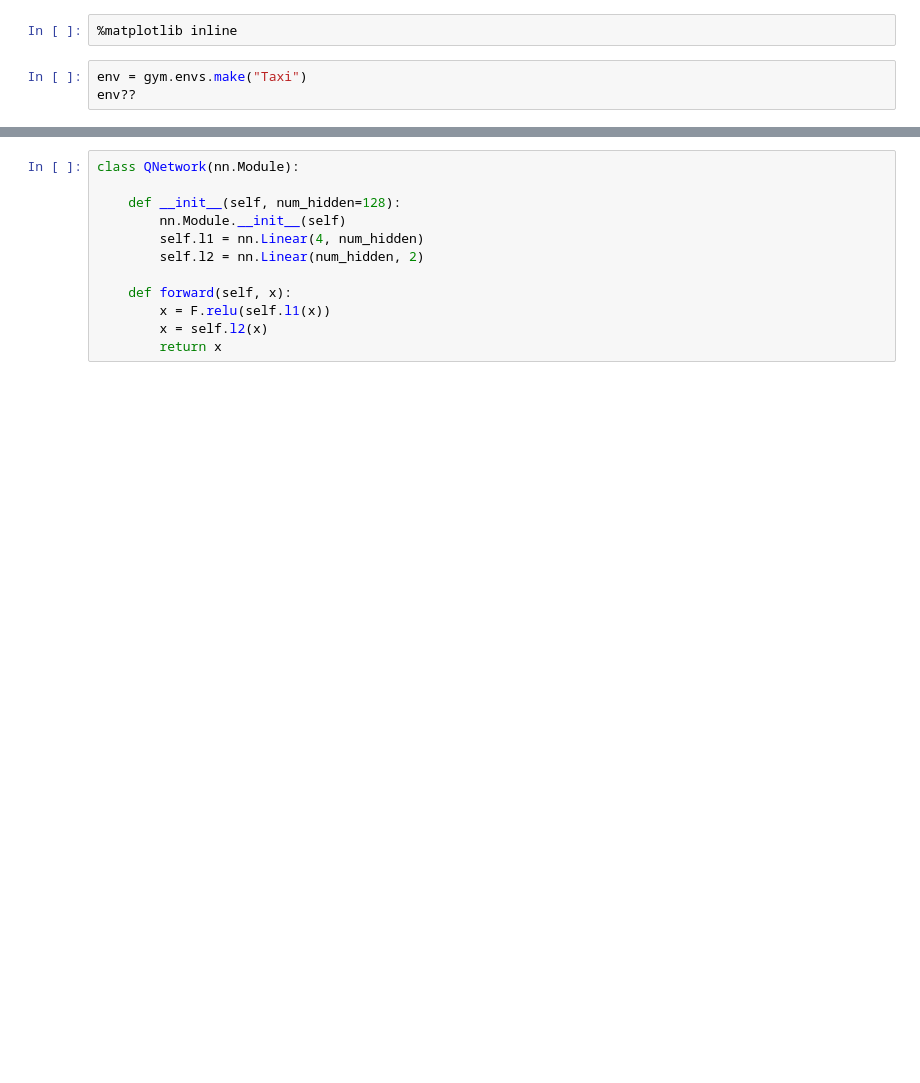
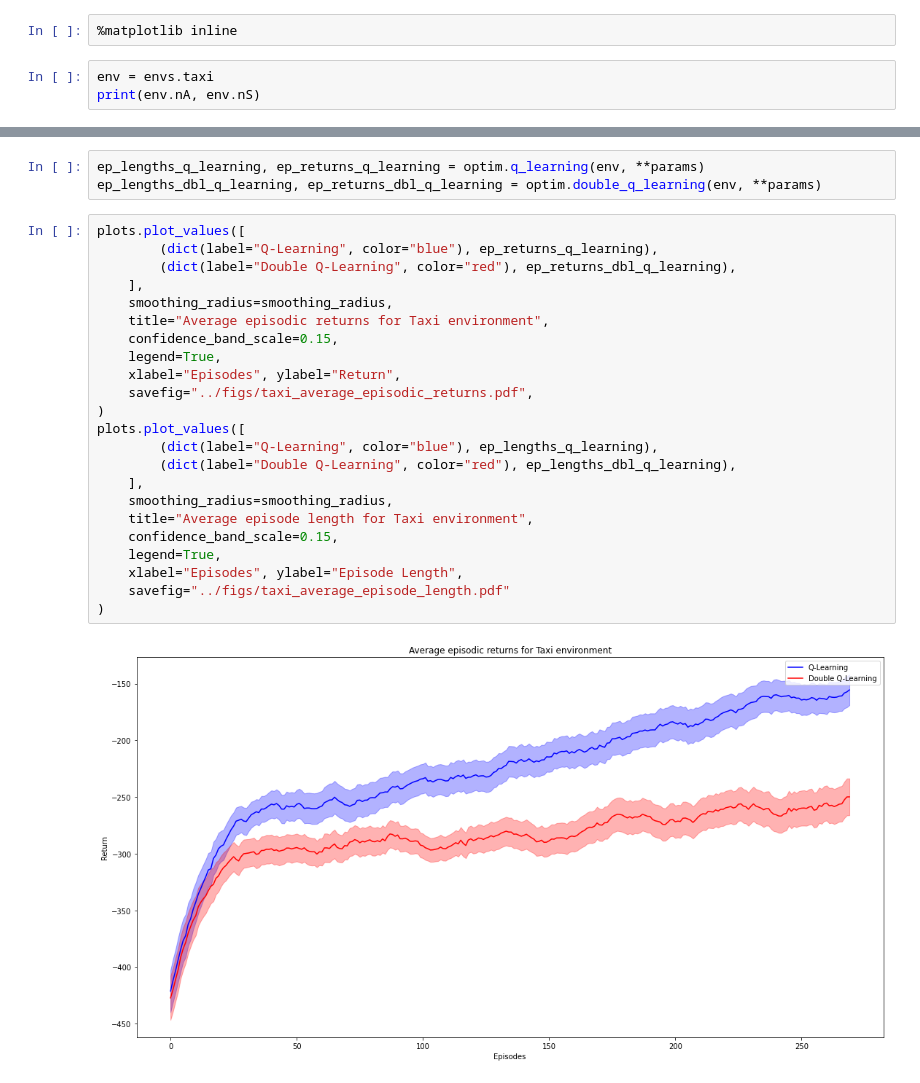
Before and after one commit to romnn/double-Q-learning, a Jupyter notebook: notebooks/taxi.ipynb, the cells around one changed output, grey strips where cells are left out. Drawn from its saved outputs; the diff is of its cells as text; blank space fills up the shorter version.

```diff
--- a/notebooks/taxi.ipynb
+++ b/notebooks/taxi.ipynb
@@ -11,6 +14,6 @@ import time
 # %%
 %matplotlib inline
 # %%
-env = gym.envs.make("Taxi")
-env??
+env = envs.taxi
+print(env.nA, env.nS)
 # %% [output]
@@ -18,12 +33,28 @@ Error: Attempted to look up malformed environment ID: b'Taxi'. (Currently all ID
 # %%
-class QNetwork(nn.Module):
-
-    def __init__(self, num_hidden=128):
-        nn.Module.__init__(self)
-        self.l1 = nn.Linear(4, num_hidden)
-        self.l2 = nn.Linear(num_hidden, 2)
-
-    def forward(self, x):
-        x = F.relu(self.l1(x))
-        x = self.l2(x)
-        return x
+ep_lengths_q_learning, ep_returns_q_learning = optim.q_learning(env, **params)
+ep_lengths_dbl_q_learning, ep_returns_dbl_q_learning = optim.double_q_learning(env, **params)
+# %%
+plots.plot_values([
+        (dict(label="Q-Learning", color="blue"), ep_returns_q_learning),
+        (dict(label="Double Q-Learning", color="red"), ep_returns_dbl_q_learning),
+    ],
+    smoothing_radius=smoothing_radius,
+    title="Average episodic returns for Taxi environment",
+    confidence_band_scale=0.15,
+    legend=True,
+    xlabel="Episodes", ylabel="Return",
+    savefig="../figs/taxi_average_episodic_returns.pdf",
+)
+plots.plot_values([
+        (dict(label="Q-Learning", color="blue"), ep_lengths_q_learning),
+        (dict(label="Double Q-Learning", color="red"), ep_lengths_dbl_q_learning),
+    ],
+    smoothing_radius=smoothing_radius,
+    title="Average episode length for Taxi environment",
+    confidence_band_scale=0.15,
+    legend=True,
+    xlabel="Episodes", ylabel="Episode Length",
+    savefig="../figs/taxi_average_episode_length.pdf"
+)
+# %% [output]
+[figure, added]
```
Also changed, not shown: parts of 4 cells of this notebook, 18 other files.
